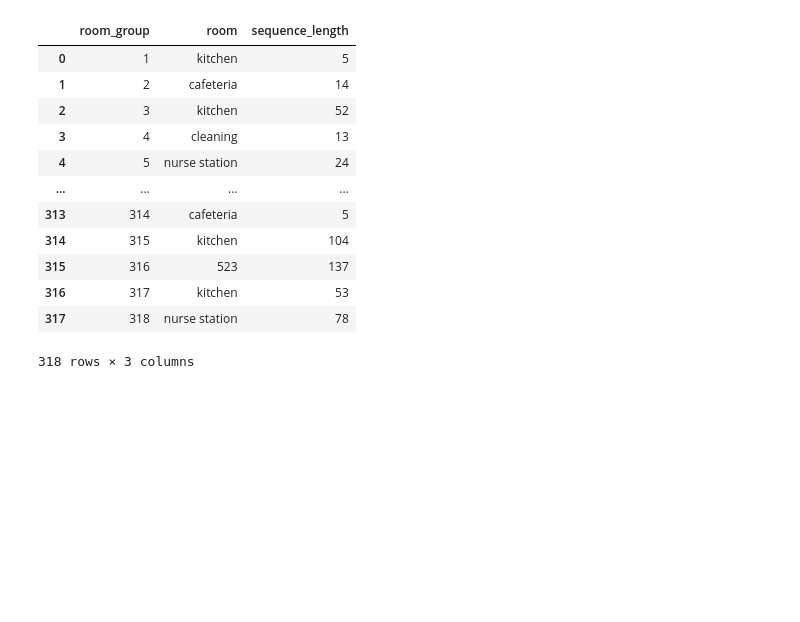
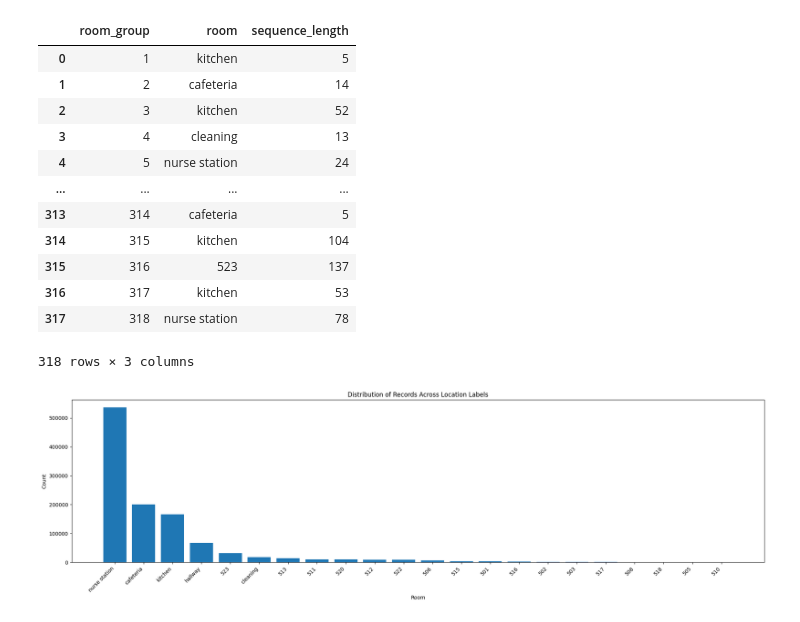
Before and after one commit to minhtrietcancode/abc-challenge-2026-location-classification, a Jupyter notebook: analysis/paper_materials.ipynb, the cells around one changed output. Drawn from its saved outputs; the diff is of its cells as text; code cells hidden in the pictures; blank space fills up the shorter version.

```diff
--- a/analysis/paper_materials.ipynb
+++ b/analysis/paper_materials.ipynb
@@ -224,3 +224,24 @@ Median sequence length: 24.0
 | 316 | 317 | kitchen | 53 |
 | 317 | 318 | nurse station | 78 |
 318 rows × 3 columns
+# %%
+import pandas as pd
+import matplotlib.pyplot as plt
+
+df = pd.read_csv('../cleaned_dataset/labelled_ble_data.csv')
+
+room_counts = df['room'].value_counts()
+
+plt.figure(figsize=(20, 6))   # 👈 wider figure
+plt.bar(room_counts.index, room_counts.values)
+
+plt.xlabel('Room')
+plt.ylabel('Count')
+plt.title('Distribution of Records Across Location Labels')
+
+plt.xticks(rotation=45, ha='right')  # cleaner label alignment
+plt.tight_layout()
+
+plt.show()
+# %% [output]
+[figure, added]
```
